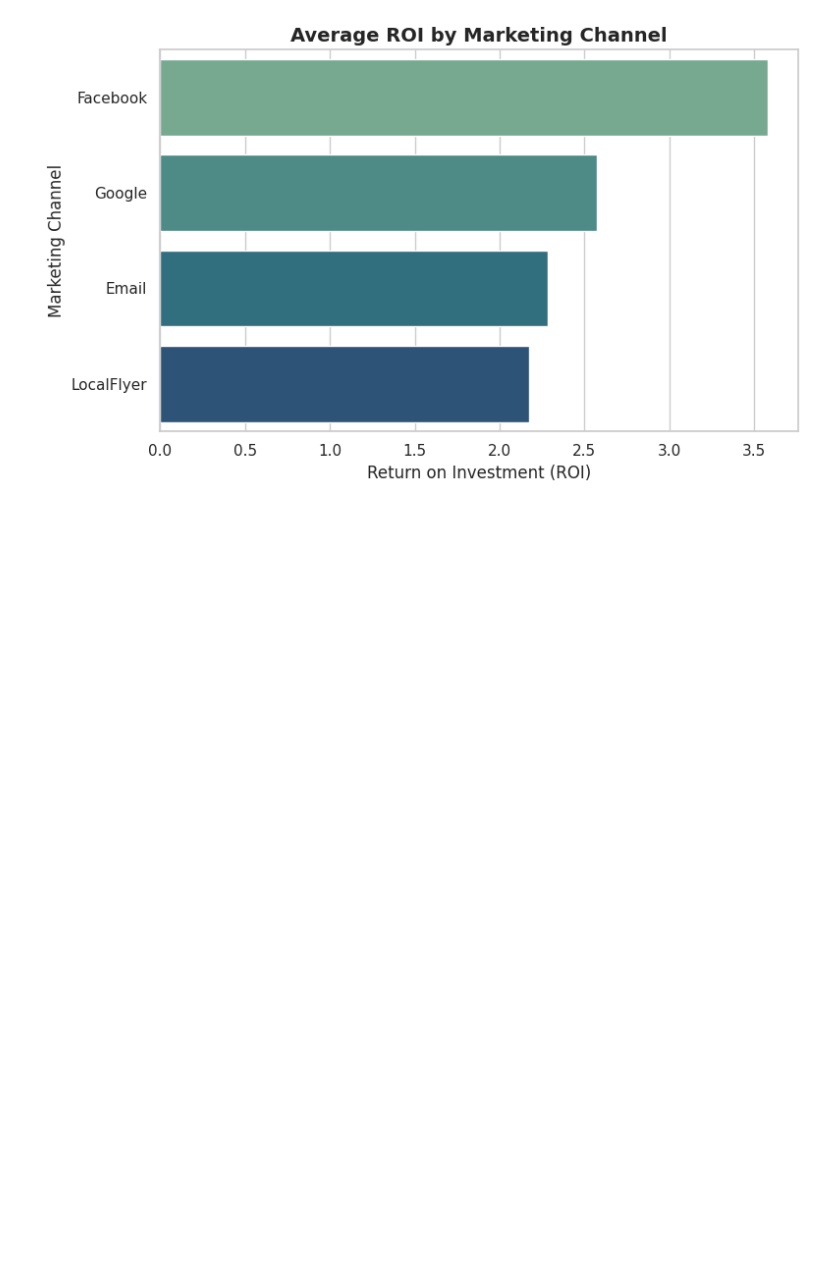
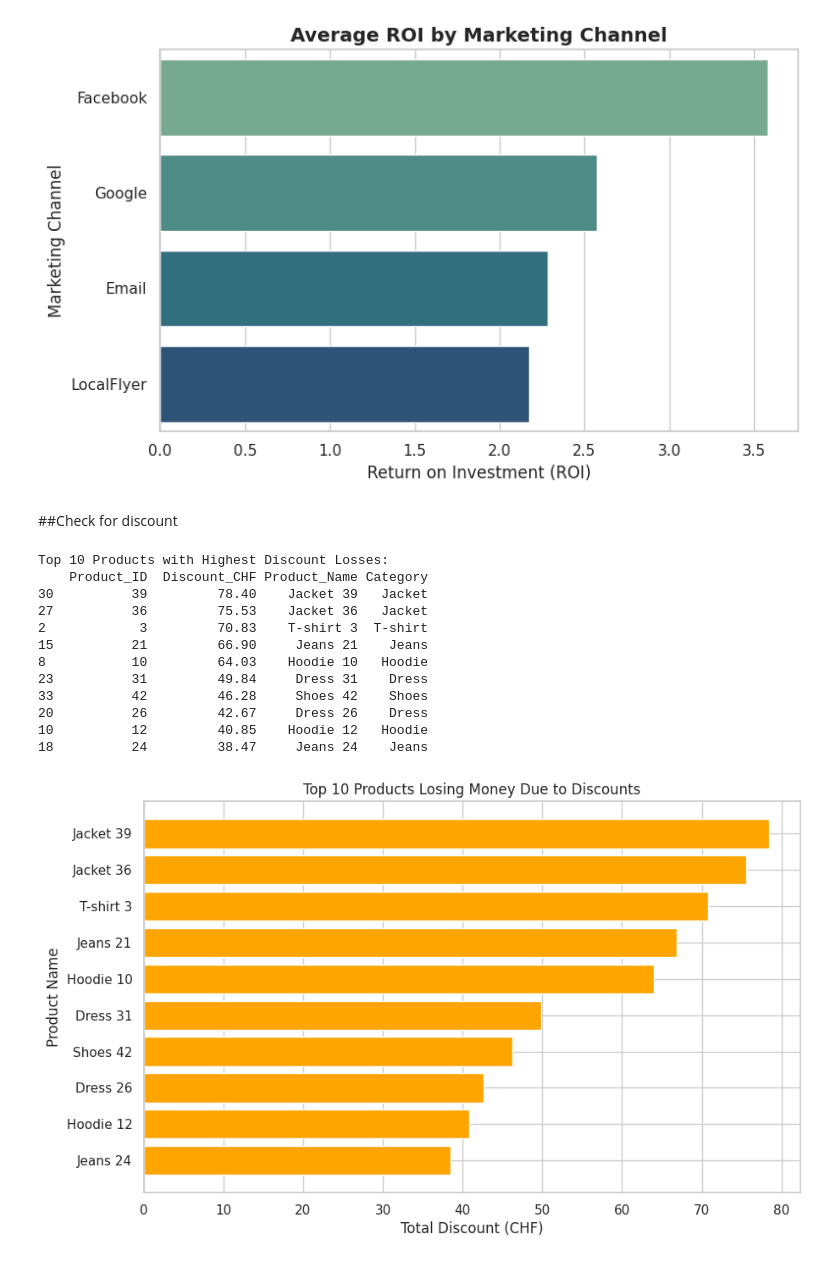
Before and after one commit to Mainabryan/-DropNet-Predicting-University-Dropout-Risk-in-Kenya, a Jupyter notebook: Swiss_clothing_brand.ipynb, the cells around one changed output. Cells and saved outputs as stored; diff of their text form; code cells hidden in the pictures; blank space fills up the shorter version.

```diff
--- a/Swiss_clothing_brand.ipynb
+++ b/Swiss_clothing_brand.ipynb
@@ -659,3 +659,46 @@ Passing `palette` without assigning `hue` is deprecated and will be removed in v
 
   sns.barplot(x=avg_roi['ROI'], y=avg_roi['Channel'], palette="crest")
 [figure]
+# %% [markdown]
+##Check for discount
+# %%
+# Calculate total discount per product
+loss_due_to_discounts = sales_table.groupby('Product_ID')['Discount_CHF'].sum().reset_index()
+
+# Merge with product info
+loss_due_to_discounts = loss_due_to_discounts.merge(
+    product_table[['Product_ID', 'Product_Name', 'Category']],
+    on='Product_ID', how='left'
+)
+
+# Sort by discount value descending (biggest losses first)
+loss_due_to_discounts = loss_due_to_discounts.sort_values(by='Discount_CHF', ascending=False).head(10)
+
+# Show the top 10 loss-making products due to discounts
+print("Top 10 Products with Highest Discount Losses:")
+print(loss_due_to_discounts)
+
+# Optional: visualize with bar chart
+import matplotlib.pyplot as plt
+
+plt.figure(figsize=(10,6))
+plt.barh(loss_due_to_discounts['Product_Name'], loss_due_to_discounts['Discount_CHF'], color='orange')
+plt.xlabel('Total Discount (CHF)')
+plt.ylabel('Product Name')
+plt.title('Top 10 Products Losing Money Due to Discounts')
+plt.gca().invert_yaxis()
+plt.show()
+# %% [output]
+Top 10 Products with Highest Discount Losses:
+    Product_ID  Discount_CHF Product_Name Category
+30          39         78.40    Jacket 39   Jacket
+27          36         75.53    Jacket 36   Jacket
+2            3         70.83    T-shirt 3  T-shirt
+15          21         66.90     Jeans 21    Jeans
+8           10         64.03    Hoodie 10   Hoodie
+23          31         49.84     Dress 31    Dress
+33          42         46.28     Shoes 42    Shoes
+20          26         42.67     Dress 26    Dress
+10          12         40.85    Hoodie 12   Hoodie
+18          24         38.47     Jeans 24    Jeans
+[figure, added]
```
Also changed, not shown: parts of 8 cells of this notebook.
